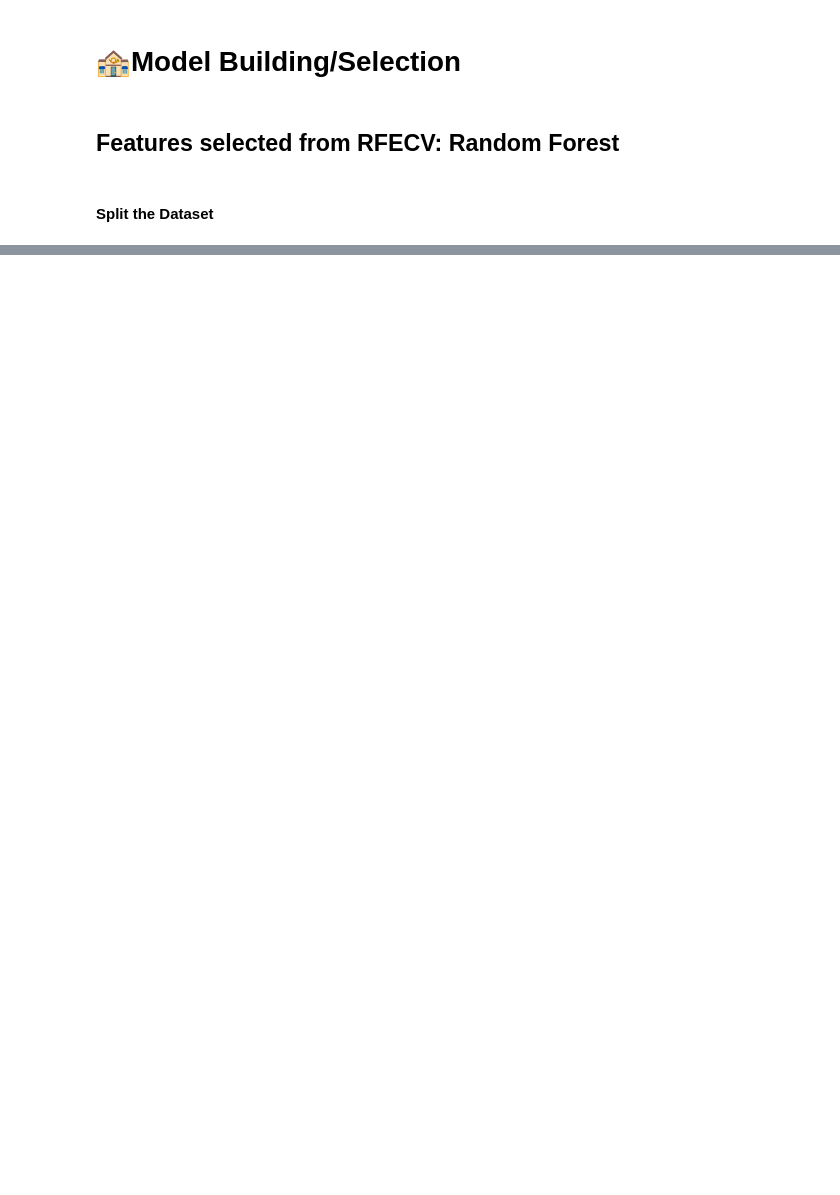
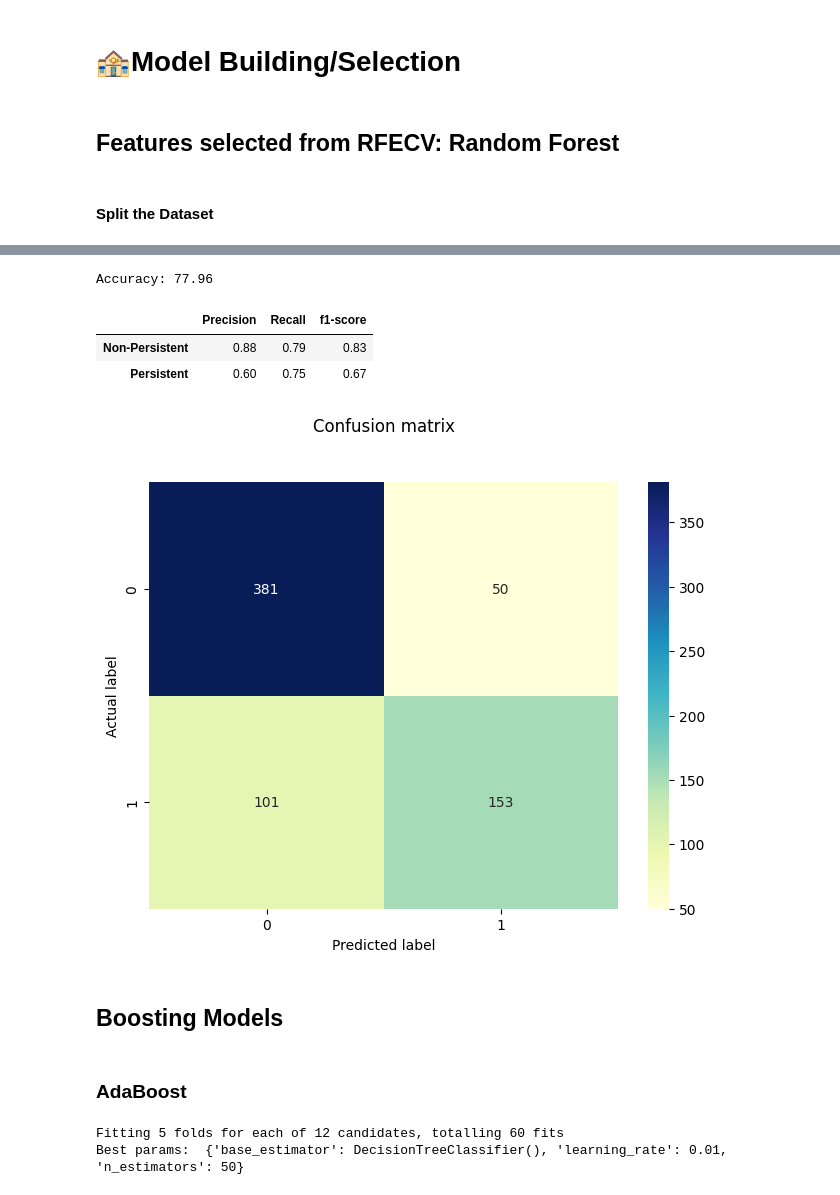
Before and after one commit to shezkh/Healthcare-Project, a Jupyter notebook: src/Model_Building_Ashish.ipynb, the cells around one changed output, grey strips where cells are left out. Drawn from its saved outputs; the diff is of its cells as text; code cells hidden in the pictures; blank space fills up the shorter version.

```diff
--- a/src/Model_Building_Ashish.ipynb
+++ b/src/Model_Building_Ashish.ipynb
@@ -296,0 +445,23 @@ X_train, X_test, y_train, y_test = train_test_split(X_rfc, target, test_size=0.2
+# %%
+param_grid = [
+    {'n_estimators': [50, 100],
+     'min_samples_split': [2, 5, 10],
+     'max_features': ['sqrt', 'log2'],
+     'criterion' : ['gini', 'entropy'],
+     'n_jobs': [-1]}
+]
+
+rfc = RandomForestClassifier()
+
+rfc_grid_model = GridSearchCV(rfc,
+                              param_grid,
+                              cv=5,
+                              scoring='f1',
+                              return_train_score=True,
+                              verbose=2)
+
+rfc_grid_model.fit(X_train,
+                  y_train)
+
+best_params = rfc_grid_model.best_params_
+print("Best params: ", best_params)
@@ -296,0 +486,45 @@ X_train, X_test, y_train, y_test = train_test_split(X_rfc, target, test_size=0.2
+# %%
+rfc = RandomForestClassifier(**best_params)
+
+rfc_model = rfc.fit(X_train,
+                    y_train)
+
+y_pred_rfc = rfc_model.predict(X_test)
+# %%
+rfc_df = performance_metrics(y_pred_rfc, y_test, y_train, 'rfc')
+rfc_df
+# %% [output]
+Accuracy: 77.96
+|  | Precision | Recall | f1-score |
+| Non-Persistent | 0.88 | 0.79 | 0.83 |
+| Persistent | 0.60 | 0.75 | 0.67 |
+[figure, added]
+# %% [markdown]
+## Boosting Models
+# %% [markdown]
+### AdaBoost
+# %%
+param_grid = [
+    {'base_estimator': [DecisionTreeClassifier(), SVC()],
+     'n_estimators': [50, 100],
+     'learning_rate': [0.01, 0.1, 1]}
+]
+
+adaB = AdaBoostClassifier()
+
+adaB_grid_model = GridSearchCV(adaB,
+                               param_grid,
+                               cv=5,
+                               scoring='roc_auc',
+#                                return_train_score=True,
+                               n_jobs=-1,
+                               verbose=2)
+
+adaB_grid_model.fit(X_train,
+                    y_train)
+
+best_params = adaB_grid_model.best_params_
+print("Best params: ", best_params)
+# %% [output]
+Fitting 5 folds for each of 12 candidates, totalling 60 fits
+Best params:  {'base_estimator': DecisionTreeClassifier(), 'learning_rate': 0.01, 'n_estimators': 50}
```
Also changed, not shown: parts of 72 cells of this notebook.
